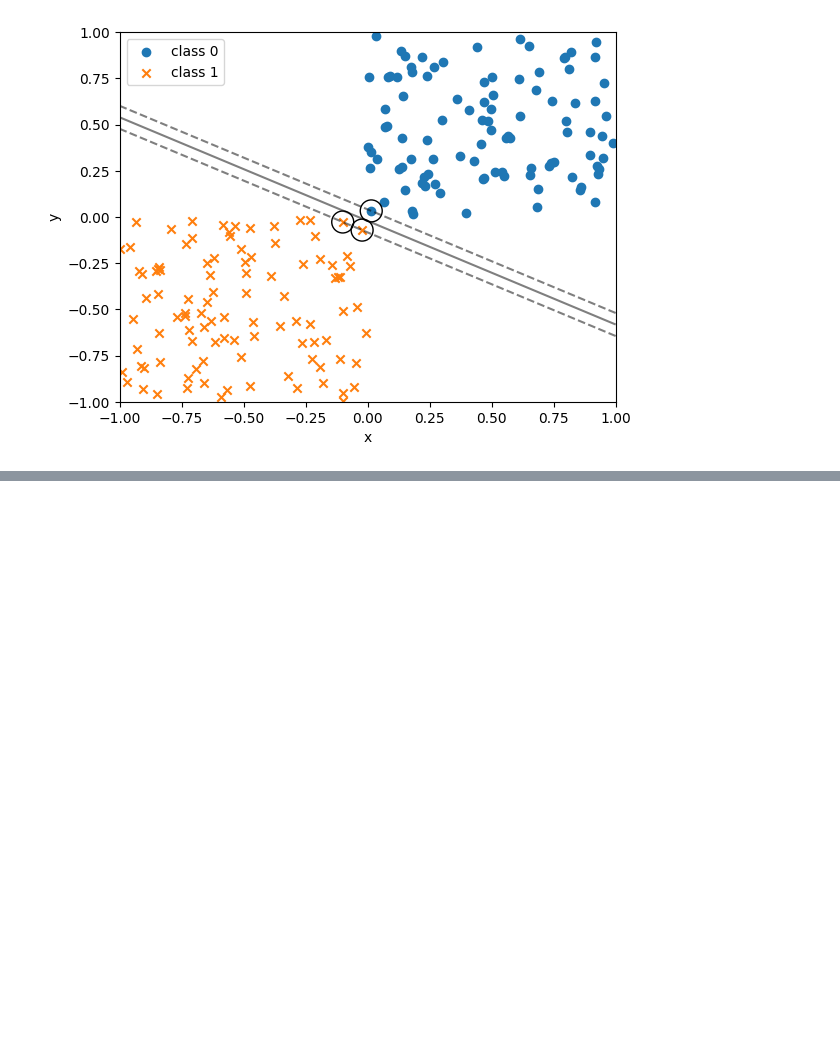
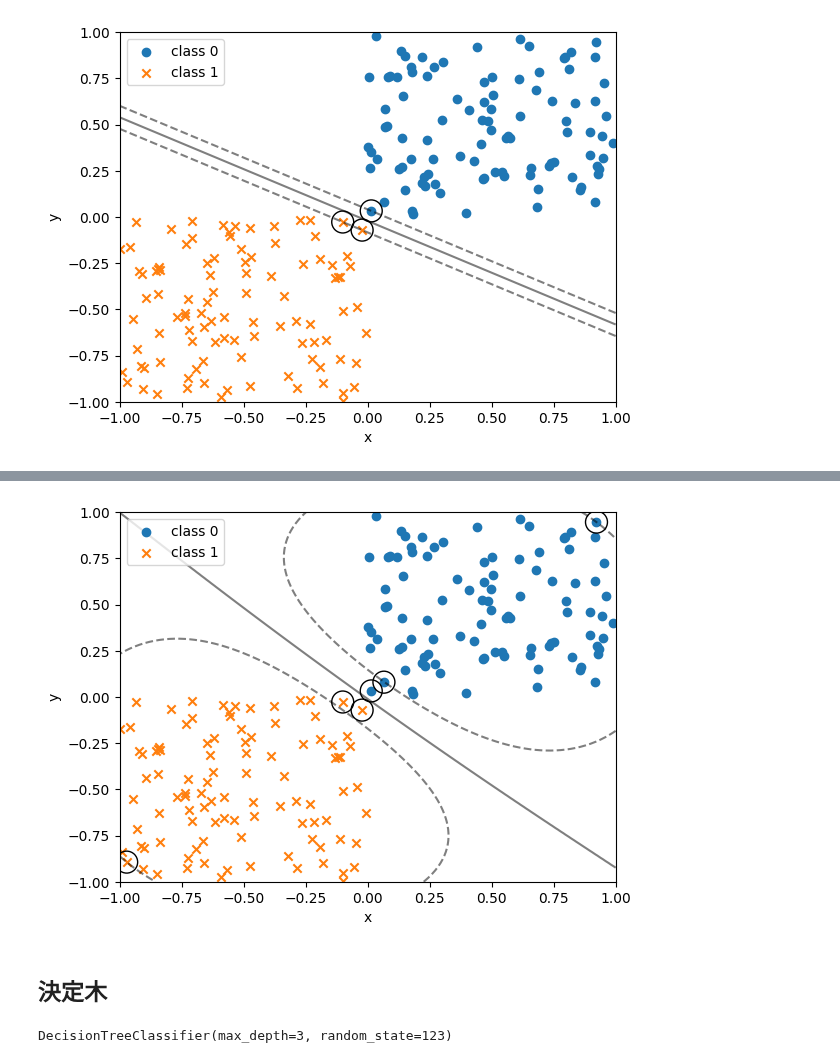
Before and after one commit to Ryo-9591/python-data-analysis-study, a Jupyter notebook: scikit-learn/classification.ipynb, the cells around one changed output, grey strips where cells are left out. Cells and saved outputs as stored; diff of their text form; code cells hidden in the pictures; blank space fills up the shorter version.

```diff
--- a/scikit-learn/classification.ipynb
+++ b/scikit-learn/classification.ipynb
@@ -105,0 +112,25 @@ plot_boundary_margin_sv(X0, y0, X1, y1,
+# %%
+# 決定境界、マージン、サポートベクタをプロット
+plot_boundary_margin_sv(X0, y0, X1, y1,
+                        kernel="rbf", C=10)
+# %% [output]
+[figure, added]
+# %% [markdown]
+## 決定木
+# %%
+from sklearn.datasets import load_iris
+from sklearn.model_selection import train_test_split
+from sklearn.tree import DecisionTreeClassifier
+# Irisデータセットを読み込む
+iris = load_iris()
+X, y = iris.data, iris.target
+# 学習データセットとテストデータセットに分割する
+X_train, X_test, y_train, y_test = train_test_split(
+    X, y, test_size=0.3, random_state=123)
+# 決定木をインスタンス化する (木の最大の深さ=3)
+tree = DecisionTreeClassifier(max_depth=3,
+                              random_state=123)
+# 学習
+tree.fit(X_train, y_train)
+# %% [output]
+DecisionTreeClassifier(max_depth=3, random_state=123)
```
Also changed, not shown: parts of 1 cell of this notebook, 1 other file.
